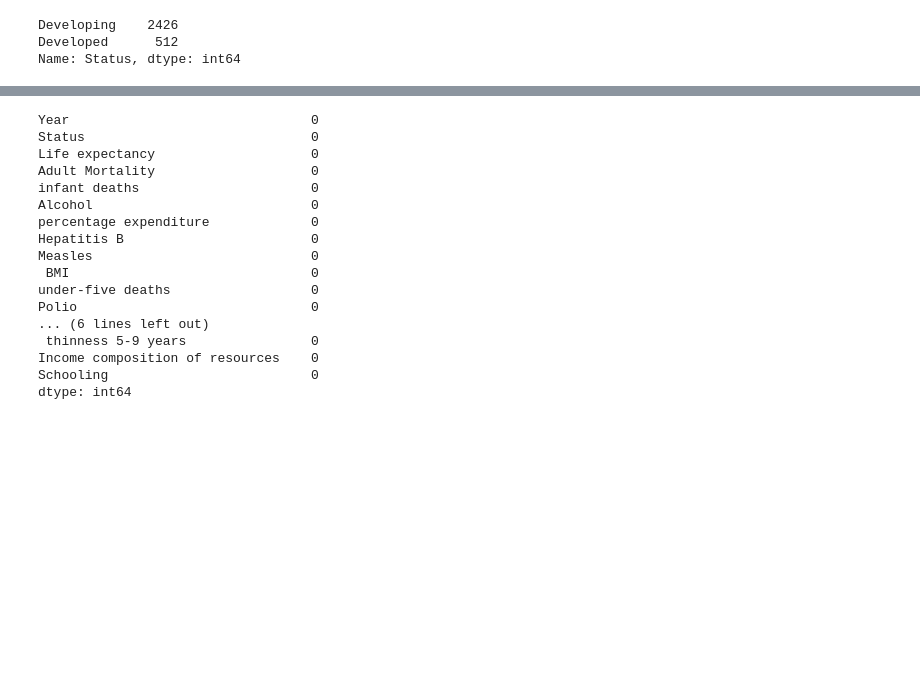
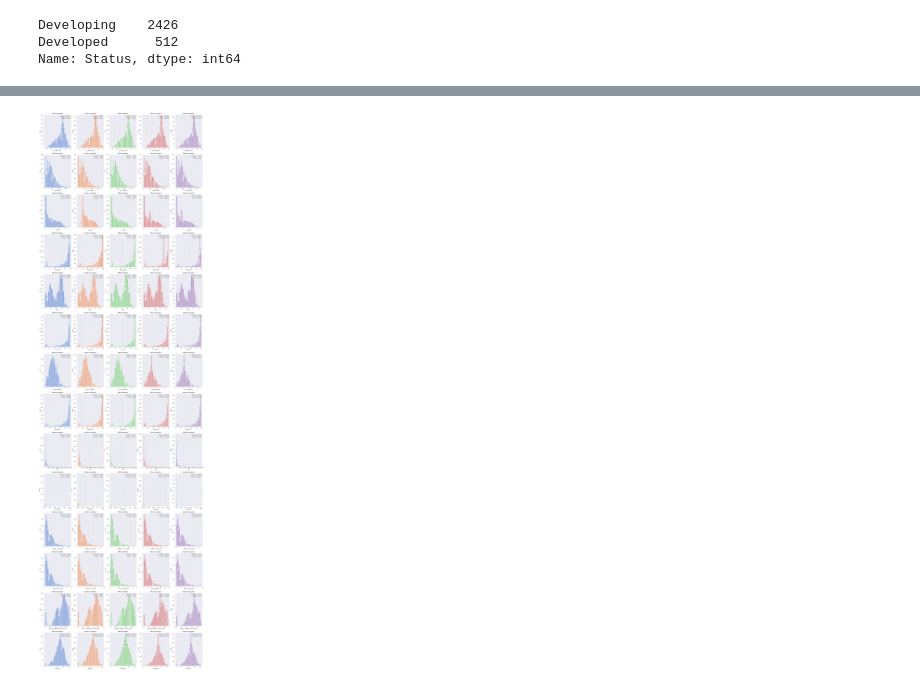
Before and after one commit to fmpberger88/Life-Expectancy-and-GDP-, a Jupyter notebook: life_expectancy_prediction_model.ipynb, the cells around one changed output, grey strips where cells are left out. Saved outputs shown, nothing was run; the diff lists cells and outputs as text; code cells hidden in the pictures; blank space fills up the shorter version.

```diff
--- a/life_expectancy_prediction_model.ipynb
+++ b/life_expectancy_prediction_model.ipynb
@@ -117,23 +161,45 @@ life_imp_mean = pd.DataFrame(imputed_mean, columns=life.columns)
 imp_median = SimpleImputer(strategy="median")
 imputed_median = imp_median.fit_transform(life)
 life_imp_median = pd.DataFrame(imputed_median, columns=life.columns)
-# %%
-life_imp_knn.isna().sum()
-# %% [output]
-Year                               0
-Status                             0
-Life expectancy                    0
-Adult Mortality                    0
-infant deaths                      0
-Alcohol                            0
-percentage expenditure             0
-Hepatitis B                        0
-Measles                            0
- BMI                               0
-under-five deaths                  0
-Polio                              0
-... (6 lines left out)
- thinness 5-9 years                0
-Income composition of resources    0
-Schooling                          0
-dtype: int64
+# %%
+null_features = ['Life expectancy ', 'Adult Mortality', 'Alcohol', 'Hepatitis B', ' BMI ', 'Polio',
+       'Total expenditure', 'Diphtheria ', 'GDP', 'Population', ' thinness  1-19 years', ' thinness 5-9 years',
+       'Income composition of resources', 'Schooling']
+# %%
+def draw_histplot():
+    f, axes = plt.subplots(nrows=len(null_features), ncols=5, figsize=(24, len(null_features)*6))
+    for x in range(0, len(null_features)):
+        sns.histplot(life, x=null_features[x], kde=True, ax=axes[x, 0], color=color_pal[0])
+        sns.histplot(life_imp_iter, x=null_features[x], kde=True, ax=axes[x, 1], color=color_pal[1])
+        sns.histplot(life_imp_knn, x=null_features[x], kde=True, ax=axes[x, 2], color=color_pal[2])
+        sns.histplot(life_imp_mean, x=null_features[x], kde=True, ax=axes[x, 3], color=color_pal[3])
+        sns.histplot(life_imp_median, x=null_features[x], kde=True, ax=axes[x, 4], color=color_pal[4])
+    for i, ax in enumerate(axes.reshape(-1)):
+        if i % 5 == 0:
+            selected_title = 'Before Imputation'
+            selected_data = life[null_features[int(i/5)]].dropna()
+            ax.set_title(selected_title)
+        elif i % 5 == 1:
+            selected_title = 'Iterative Imputation'
+            selected_data = life_imp_iter[null_features[int(i/5)]]
+            ax.set_title(selected_title)
+        elif i % 5 == 2:
+            selected_title = 'KNN Imputation'
+            selected_data = life_imp_knn[null_features[int(i/5)]]
+            ax.set_title(selected_title)
+        elif i % 5 == 3:
+            selected_title = 'Mean Imputation'
+            selected_data = life_imp_mean[null_features[int(i/5)]]
+            ax.set_title(selected_title)
+        elif i % 5 == 4:
+            selected_title = 'Median Imputation'
+            selected_data = life_imp_median[null_features[int(i/5)]]
+            ax.set_title(selected_title)
+        ax.text(x=0.97, y=0.97, transform=ax.transAxes, s="Skewness: %f" % skew(selected_data),
+            fontsize=9, verticalalignment='top', horizontalalignment='right')
+        ax.text(x=0.97, y=0.91, transform=ax.transAxes, s="Kurtosis: %f" % kurtosis(selected_data),
+            fontsize=9, verticalalignment='top', horizontalalignment='right')
+# %%
+draw_histplot()
+# %% [output]
+[figure, added]
```
Also changed, not shown: parts of 31 cells of this notebook, 1 other file.
